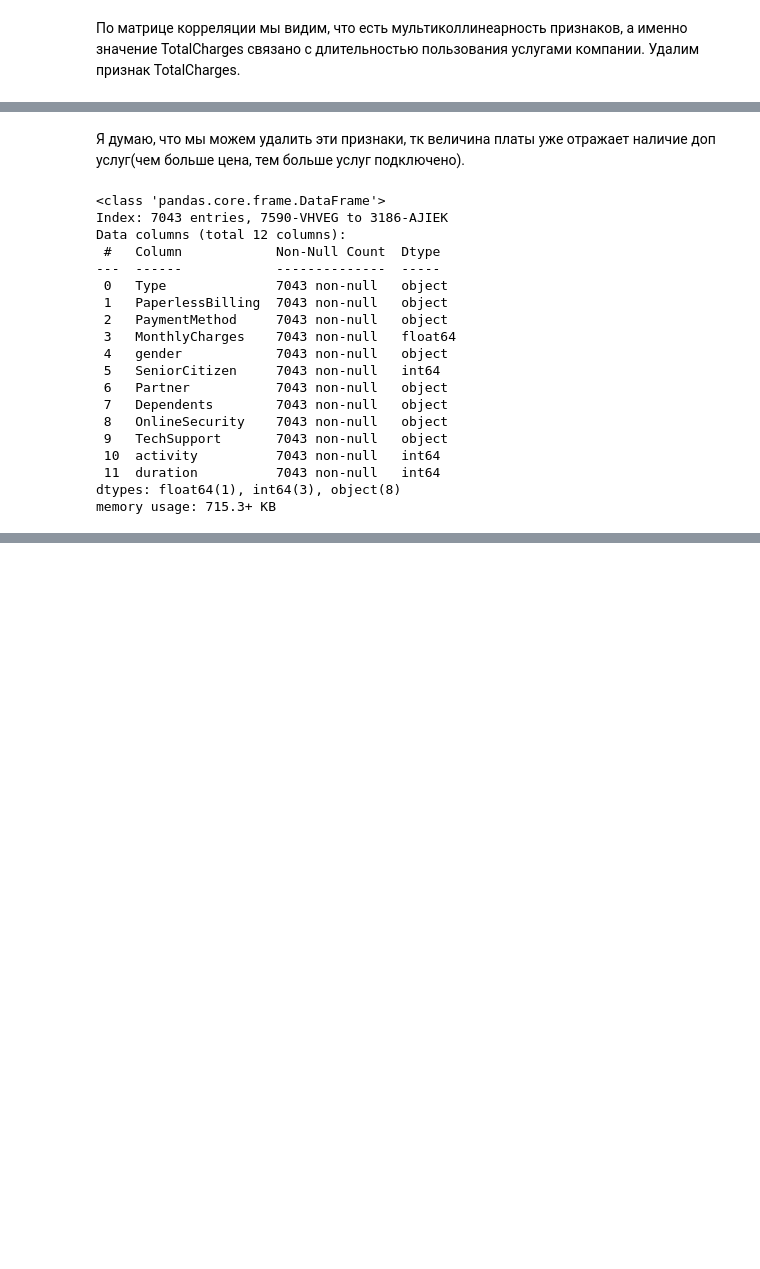
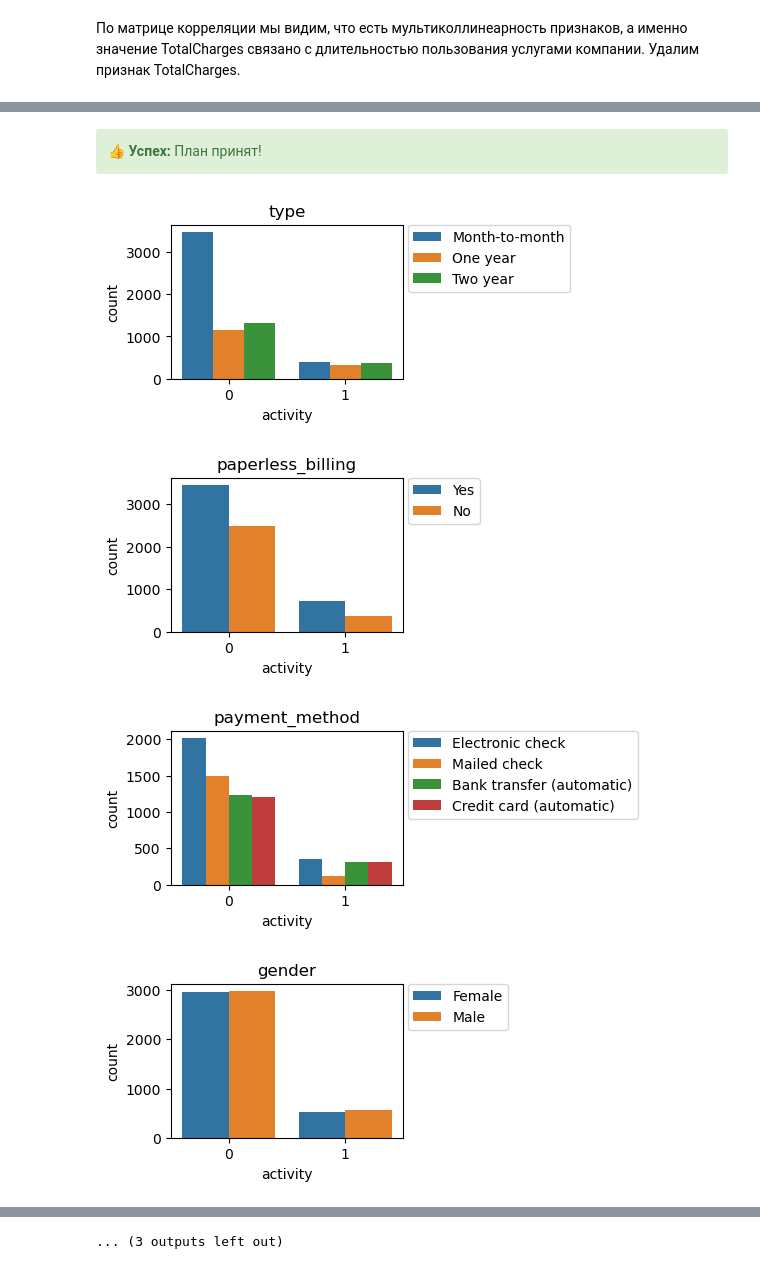
Before and after one commit to Yuliyaavin/uchebnie_projecti, a Jupyter notebook: 15.Прогнозирование оттока клиентов в телекомуникационной компании/15.Прогнозирование оттока клиентов в телекомуникационной компании.ipynb, the cells around one changed output, grey strips where cells are left out. Saved outputs shown, nothing was run; the diff lists cells and outputs as text; code cells hidden in the pictures; blank space fills up the shorter version.

```diff
--- a/15.Прогнозирование оттока клиентов в телекомуникационной компании/15.Прогнозирование оттока клиентов в телекомуникационной компании.ipynb
+++ b/15.Прогнозирование оттока клиентов в телекомуникационной компании/15.Прогнозирование оттока клиентов в телекомуникационной компании.ipynb
@@ -331,10 +400,11 @@ df['MultipleLines'] = df['MultipleLines'].fillna('not_used')
 # %%
-df['TotalCharges'] = df['TotalCharges'].fillna(0)
+# Заменяем пропуски в платежах
+df['total_charges'] = df['total_charges'].fillna(0)
 # %% [markdown]
 
 Так как решается задача классификации и мы вывели новые признаки на основе дат, можно столбцы с датами удалить.
 # %%
-df = df.drop(['EndDate', 'BeginDate'], axis = 1)
+df = df.drop(['end_date', 'begin_date'], axis = 1)
 # %%
 df.info()
 # %% [output]
@@ -370,3 +446,3 @@ sns.heatmap(cor, annot = True)
 # %%
-df = df.drop(['TotalCharges'], axis = 1)
+df = df.drop(['total_charges'], axis = 1)
 # %% [markdown]
@@ -397,26 +450,28 @@ Name: MonthlyCharges, dtype: float64
-# %% [markdown]
-Я думаю, что мы можем удалить эти признаки, тк величина платы уже отражает наличие доп услуг(чем больше цена, тем больше услуг подключено).
-# %%
-df = df.drop(['InternetService', 'OnlineBackup', 'DeviceProtection', 'StreamingTV', 'StreamingMovies', 'MultipleLines'], axis = 1)
-# %%
-df.info()
-# %% [output]
-<class 'pandas.core.frame.DataFrame'>
-Index: 7043 entries, 7590-VHVEG to 3186-AJIEK
-Data columns (total 12 columns):
- #   Column            Non-Null Count  Dtype
----  ------            --------------  -----
- 0   Type              7043 non-null   object
- 1   PaperlessBilling  7043 non-null   object
- 2   PaymentMethod     7043 non-null   object
- 3   MonthlyCharges    7043 non-null   float64
- 4   gender            7043 non-null   object
- 5   SeniorCitizen     7043 non-null   int64
- 6   Partner           7043 non-null   object
- 7   Dependents        7043 non-null   object
- 8   OnlineSecurity    7043 non-null   object
- 9   TechSupport       7043 non-null   object
- 10  activity          7043 non-null   int64
- 11  duration          7043 non-null   int64
-dtypes: float64(1), int64(3), object(8)
-memory usage: 715.3+ KB
+# %% [markdown]
+ <div class="alert alert-success">
+ <b>👍 Успех:</b> План принят!
+ </div>
+# %%
+for column in('type',
+              'paperless_billing',
+              'payment_method',
+              'gender',
+              'senior_citizen',
+              'partner',
+              'dependents',
+              'internet_service',
+              'online_security',
+              'online_backup',
+              'device_protection',
+              'tech_support',
+              'streaming_tv',
+              'streaming_movies',
+              'multiple_lines'):
+    plt.figure(figsize = (3,2))
+    sns.countplot(data = df, x = 'activity', hue=column).set_title(column)
+    plt.legend(bbox_to_anchor=(1.02, 1), loc='upper left', borderaxespad= 0)
+# %% [output]
+[figure, added]
+[figure, added]
+[figure, added]
+[figure, added]
@@ -422,0 +486 @@ memory usage: 715.3+ KB
+... (3 outputs left out)
```
Also changed, not shown: parts of 101 cells of this notebook.
